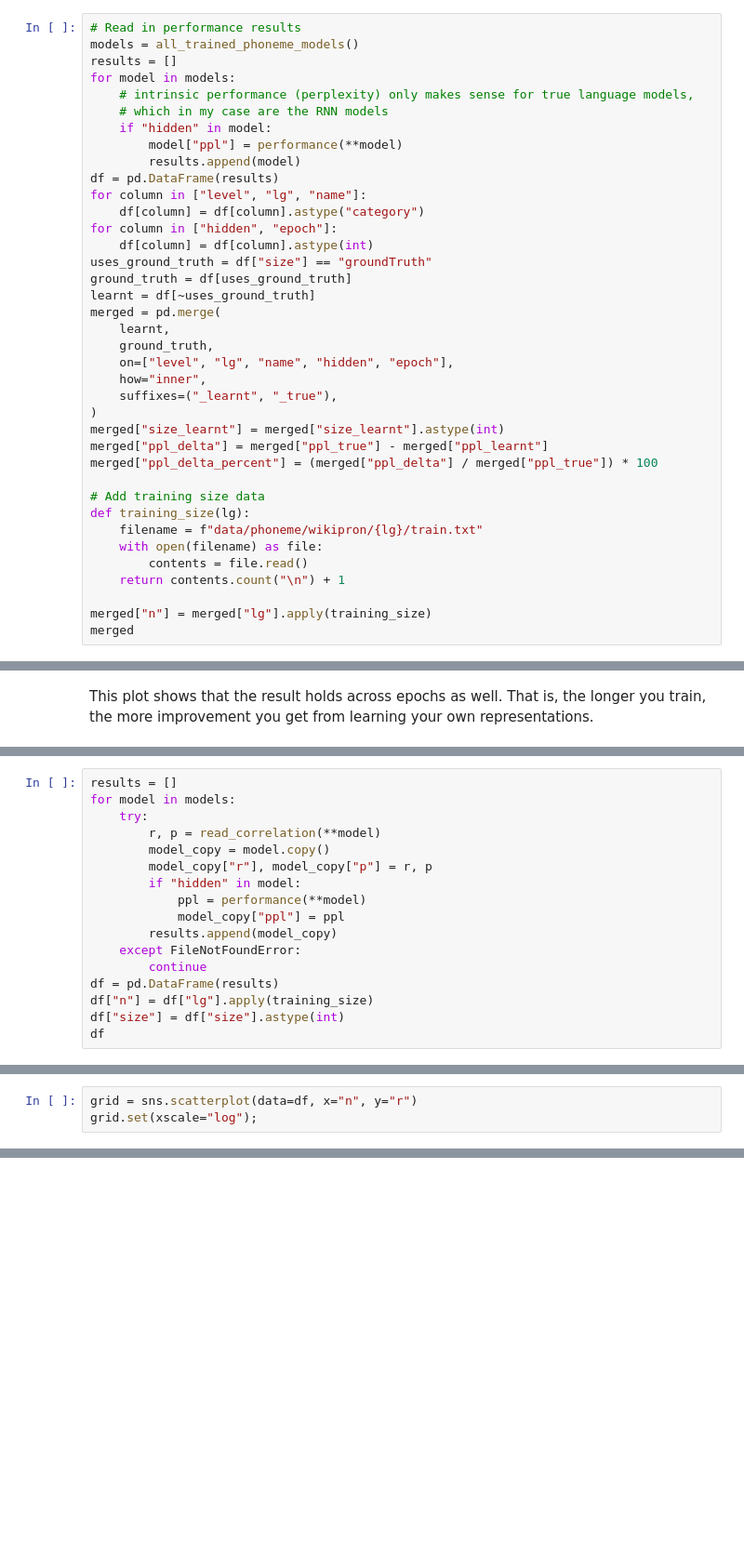
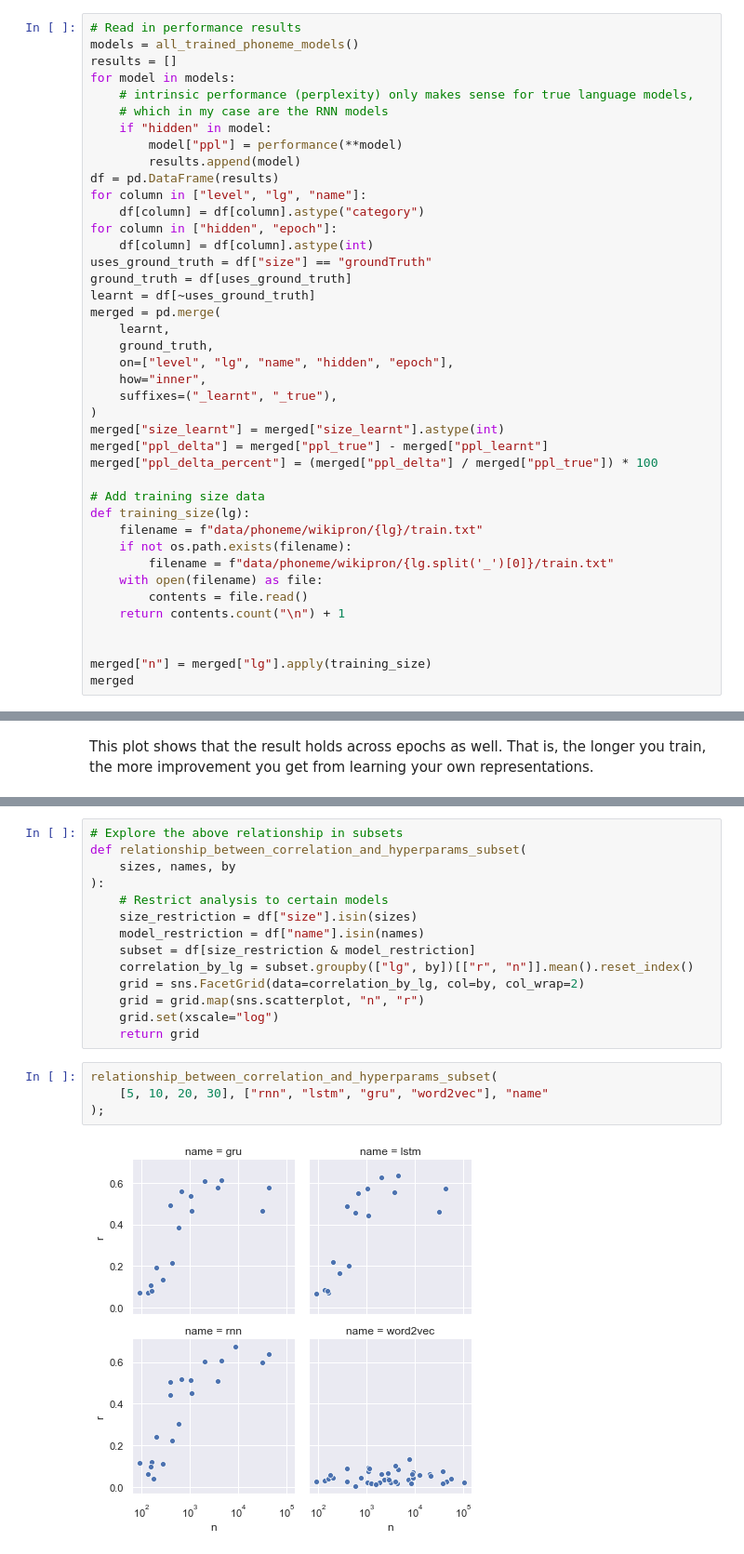
Before and after one commit to geoffbacon/phonological-features, a Jupyter notebook: src/Phonological-features.ipynb, the cells around one changed output, grey strips where cells are left out. Shown at 93% size. Cells and saved outputs as stored; diff of their text form; blank space fills up the shorter version.

```diff
--- a/src/Phonological-features.ipynb
+++ b/src/Phonological-features.ipynb
@@ -63,10 +67,13 @@ merged["ppl_delta_percent"] = (merged["ppl_delta"] / merged["ppl_true"]) * 100
 # Add training size data
 def training_size(lg):
     filename = f"data/phoneme/wikipron/{lg}/train.txt"
+    if not os.path.exists(filename):
+        filename = f"data/phoneme/wikipron/{lg.split('_')[0]}/train.txt"
     with open(filename) as file:
         contents = file.read()
     return contents.count("\n") + 1
 
+
 merged["n"] = merged["lg"].apply(training_size)
 merged
 # %% [output]
@@ -178,17 +215,0 @@ def read_correlation(**kwargs):
-# %%
-results = []
-for model in models:
-    try:
-        r, p = read_correlation(**model)
-        model_copy = model.copy()
-        model_copy["r"], model_copy["p"] = r, p
-        if "hidden" in model:
-            ppl = performance(**model)
-            model_copy["ppl"] = ppl
-        results.append(model_copy)
-    except FileNotFoundError:
-        continue
-df = pd.DataFrame(results)
-df["n"] = df["lg"].apply(training_size)
-df["size"] = df["size"].astype(int)
-df
@@ -231,3 +215,0 @@ dtype: float64
-# %%
-grid = sns.scatterplot(data=df, x="n", y="r")
-grid.set(xscale="log");
@@ -235,0 +226,20 @@ grid.set(xscale="log");
+# %%
+# Explore the above relationship in subsets
+def relationship_between_correlation_and_hyperparams_subset(
+    sizes, names, by
+):
+    # Restrict analysis to certain models
+    size_restriction = df["size"].isin(sizes)
+    model_restriction = df["name"].isin(names)
+    subset = df[size_restriction & model_restriction]
+    correlation_by_lg = subset.groupby(["lg", by])[["r", "n"]].mean().reset_index()
+    grid = sns.FacetGrid(data=correlation_by_lg, col=by, col_wrap=2)
+    grid = grid.map(sns.scatterplot, "n", "r")
+    grid.set(xscale="log")
+    return grid
+# %%
+relationship_between_correlation_and_hyperparams_subset(
+    [5, 10, 20, 30], ["rnn", "lstm", "gru", "word2vec"], "name"
+);
+# %% [output]
+[figure, added]
```
Also changed, not shown: parts of 10 cells of this notebook, 2 other files.
